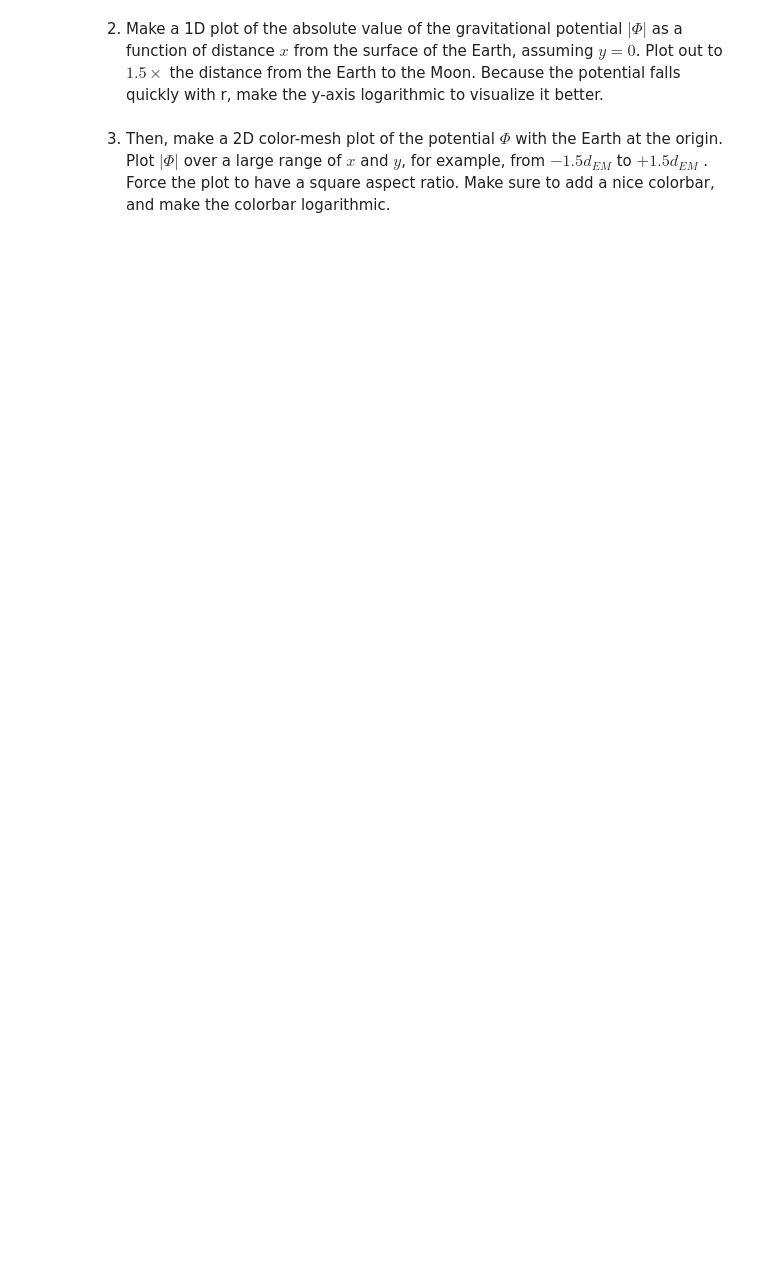
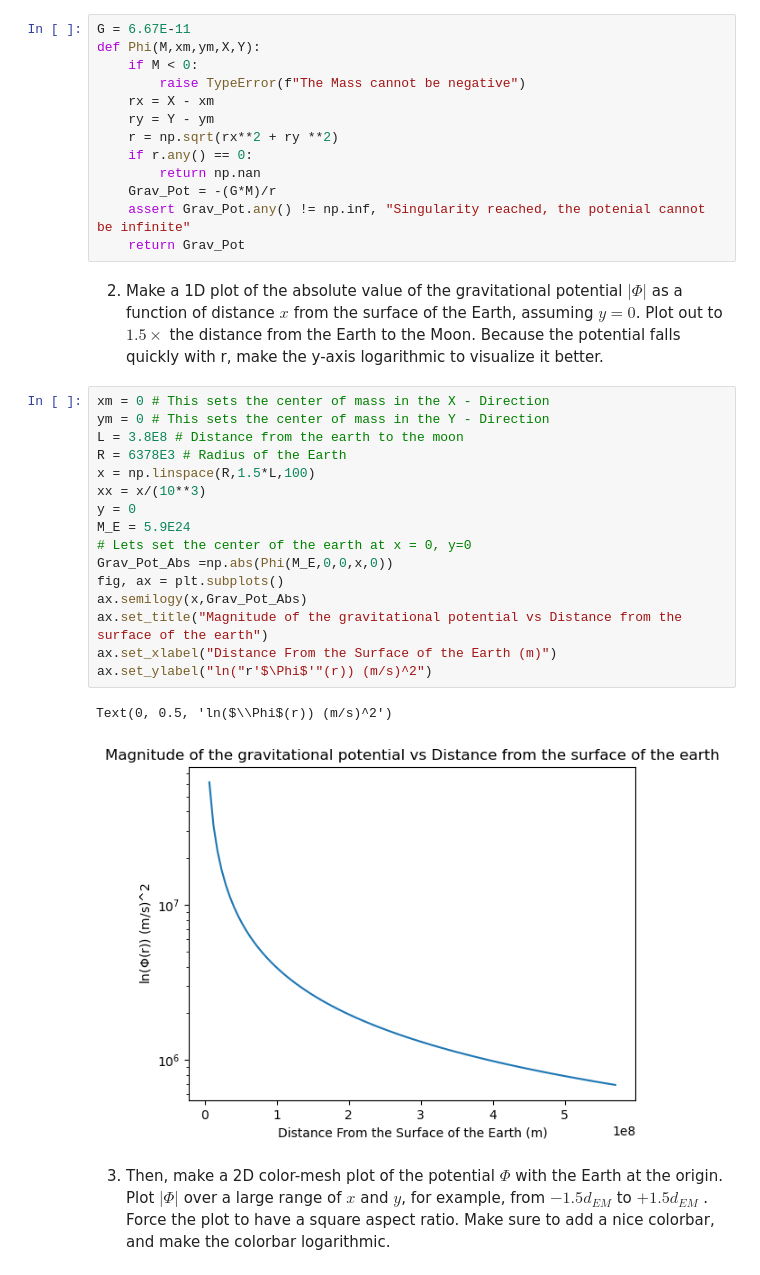
Before and after one commit to rhorton-2/PHYS265-spring26, a Jupyter notebook: Lab1/lab1.ipynb, the cells around one changed output. Saved outputs shown, nothing was run; the diff lists cells and outputs as text; blank space fills up the shorter version.

```diff
--- a/Lab1/lab1.ipynb
+++ b/Lab1/lab1.ipynb
@@ -59,9 +62,41 @@ return the potential at the evaluation point. You may consider approximating the
 a point particle, but in which case, be careful! For in that approximation, the the potential
 contains a singularity. In our function, use all modern best practices for coding.
 E.g. type hints, type checks, pre and post conditions, doc strings, etc.
+# %%
+G = 6.67E-11
+def Phi(M,xm,ym,X,Y):
+    if M < 0:
+        raise TypeError(f"The Mass cannot be negative")
+    rx = X - xm
+    ry = Y - ym
+    r = np.sqrt(rx**2 + ry **2)
+    if r.any() == 0:
+        return np.nan
+    Grav_Pot = -(G*M)/r
+    assert Grav_Pot.any() != np.inf, "Singularity reached, the potenial cannot be infinite"
+    return Grav_Pot
 # %% [markdown]
 2. Make a 1D plot of the absolute value of the gravitational potential $|\Phi|$ as a function of distance $x$ from the surface of the Earth, assuming $y = 0$.
 Plot out to $1.5\times$ the distance from the Earth to the Moon. Because the potential falls quickly with r, make the y-axis logarithmic to visualize it better.
+# %%
+xm = 0 # This sets the center of mass in the X - Direction
+ym = 0 # This sets the center of mass in the Y - Direction
+L = 3.8E8 # Distance from the earth to the moon
+R = 6378E3 # Radius of the Earth
+x = np.linspace(R,1.5*L,100)
+xx = x/(10**3)
+y = 0
+M_E = 5.9E24
+# Lets set the center of the earth at x = 0, y=0
+Grav_Pot_Abs =np.abs(Phi(M_E,0,0,x,0))
+fig, ax = plt.subplots()
+ax.semilogy(x,Grav_Pot_Abs)
+ax.set_title("Magnitude of the gravitational potential vs Distance from the surface of the earth")
+ax.set_xlabel("Distance From the Surface of the Earth (m)")
+ax.set_ylabel("ln("r'$\Phi$'"(r)) (m/s)^2")
+# %% [output]
+Text(0, 0.5, 'ln($\\Phi$(r)) (m/s)^2')
+[figure, added]
 # %% [markdown]
 3. Then, make a 2D color-mesh plot of the potential $\Phi$ with the Earth at the origin. Plot $|\Phi|$
 over a large range of $x$ and $y$, for example, from $-1.5d_{EM}$ to $+1.5d_{EM}$ . Force the plot to have
```
Also changed, not shown: parts of 2 cells of this notebook.
